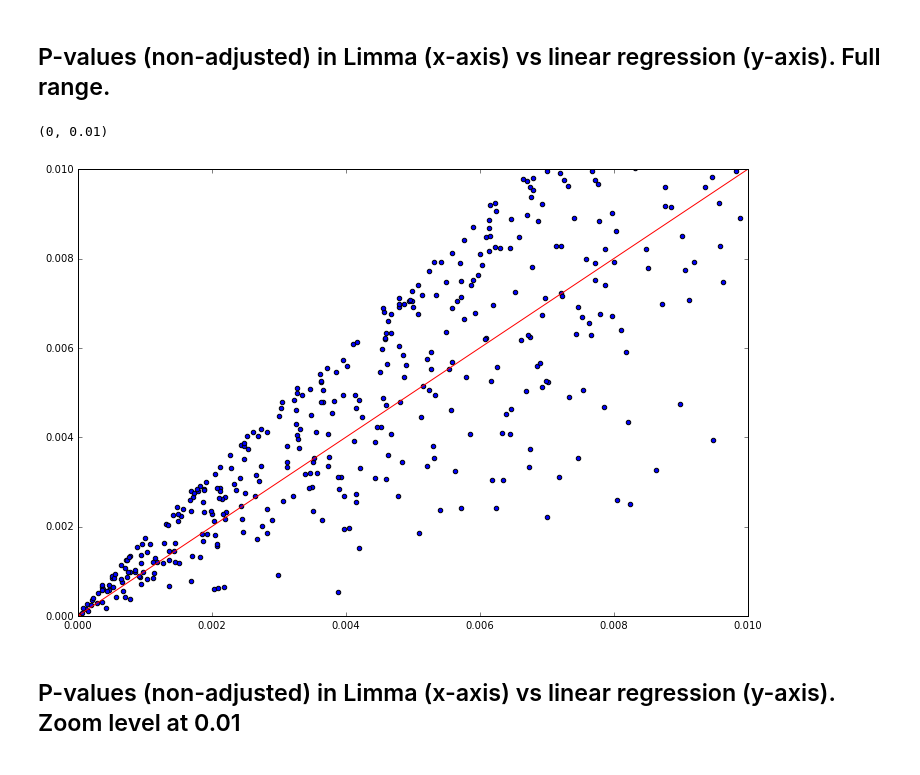
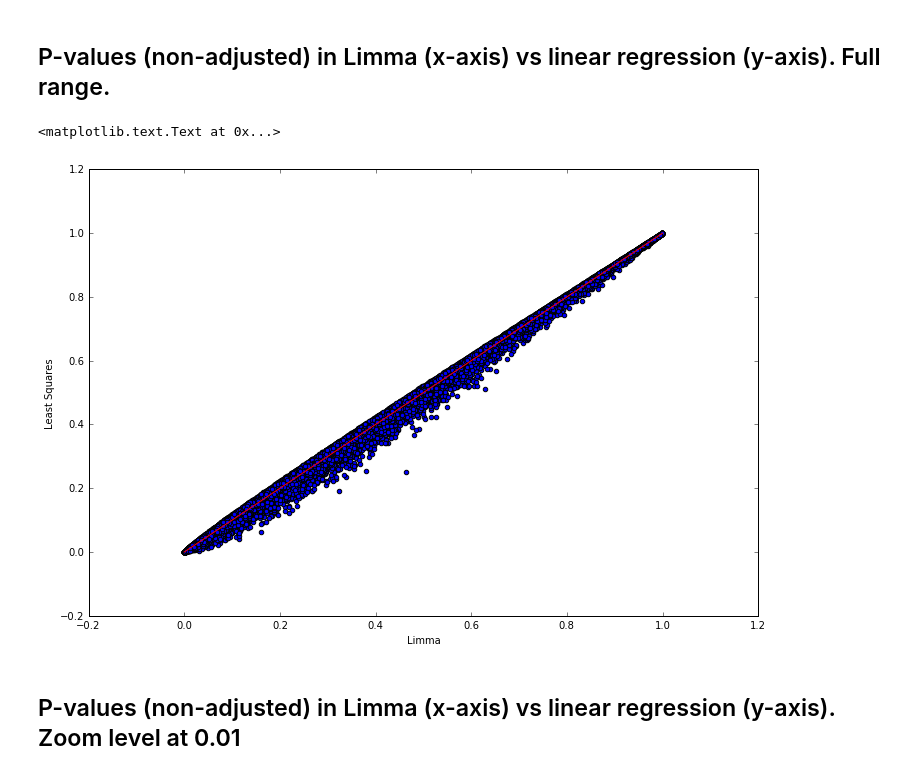
Before and after one commit to picrin/phdAll, a Jupyter notebook: masterBlood.ipynb, the cells around one changed output. Saved outputs shown, nothing was run; the diff lists cells and outputs as text; code cells hidden in the pictures.

```diff
--- a/masterBlood.ipynb
+++ b/masterBlood.ipynb
@@ -929,13 +942,29 @@ y_label="Adam"
 # %% [markdown]
 ## P-values (non-adjusted) in Limma (x-axis) vs linear regression (y-axis). Full range.
-# %%
-plt.scatter(pValues1, pValues2)
-plt.plot([0,1], [0,1], 'ro-')
-limits = [0, 0.01]
-plt.xlim(limits)
-plt.ylim(limits)
-# %% [output]
-(0, 0.01)
-[figure, removed]
+# %%
+for id, gene in Adam2GenesPValue:
+    idsToPairs[id[1:]] = [gene]
+
+for gene, id in benjhoch:
+    idsToPairs[id].append(gene)
+
+idsToPairs
+
+unadjustedPValuesLimma = [pValues[0] for key, pValues in idsToPairs.items()]
+unadjustedPValuesLCS = [pValues[1] for key, pValues in idsToPairs.items()]
+
+f = plt.figure()
+ax = f.add_subplot(111)
+
+plt.scatter(unadjustedPValuesLimma, unadjustedPValuesLCS)
+plt.plot([0,1], [0,1], 'r-')
+
+ax.set_xlabel("Limma")
+ax.set_ylabel("Least Squares")
+
+#sortedGenes[:10]
+# %% [output]
+<matplotlib.text.Text at 0x...>
+[figure, added]
 # %% [markdown]
 ## P-values (non-adjusted) in Limma (x-axis) vs linear regression (y-axis). Zoom level at 0.01
```
Also changed, not shown: parts of 26 cells of this notebook, 2 other files.
